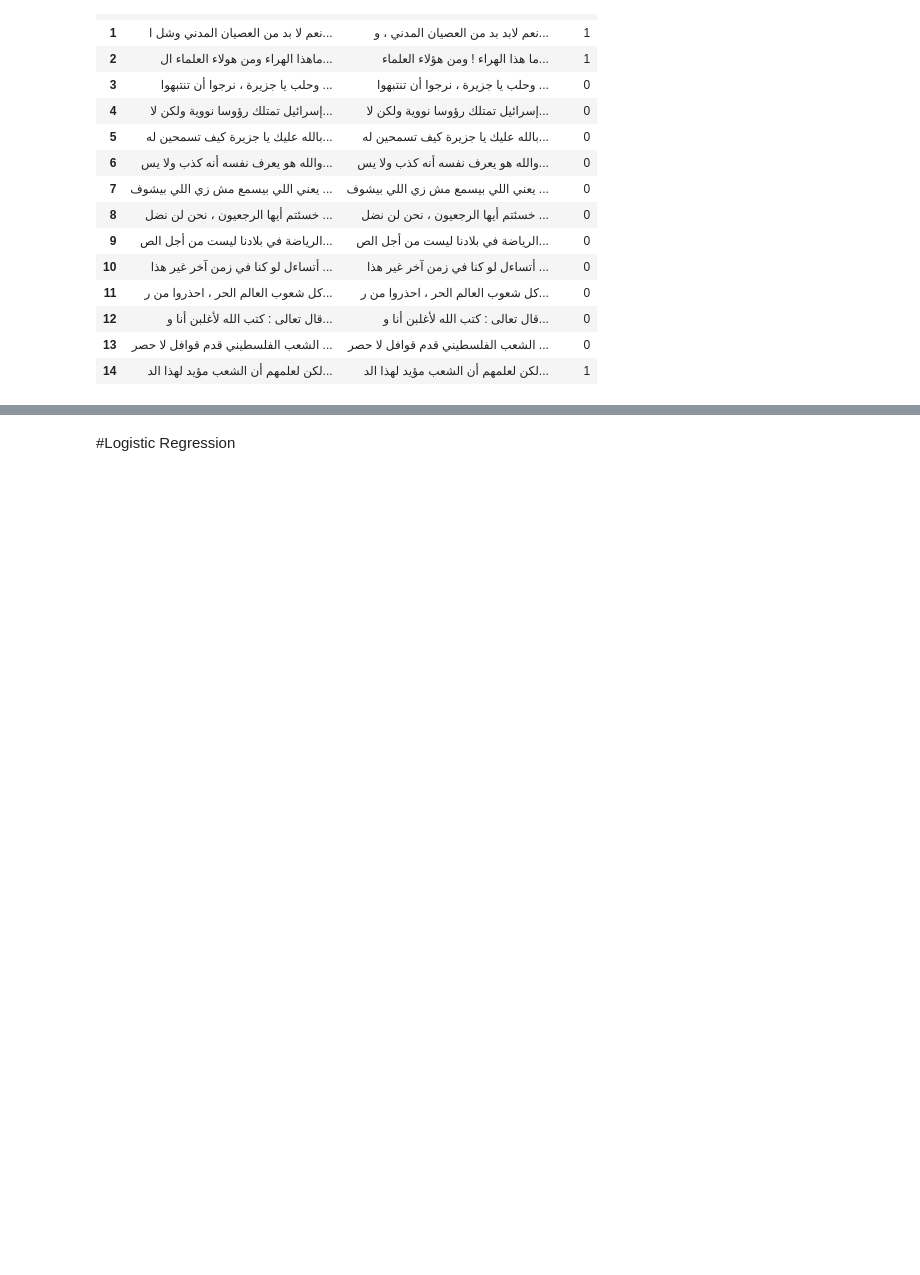
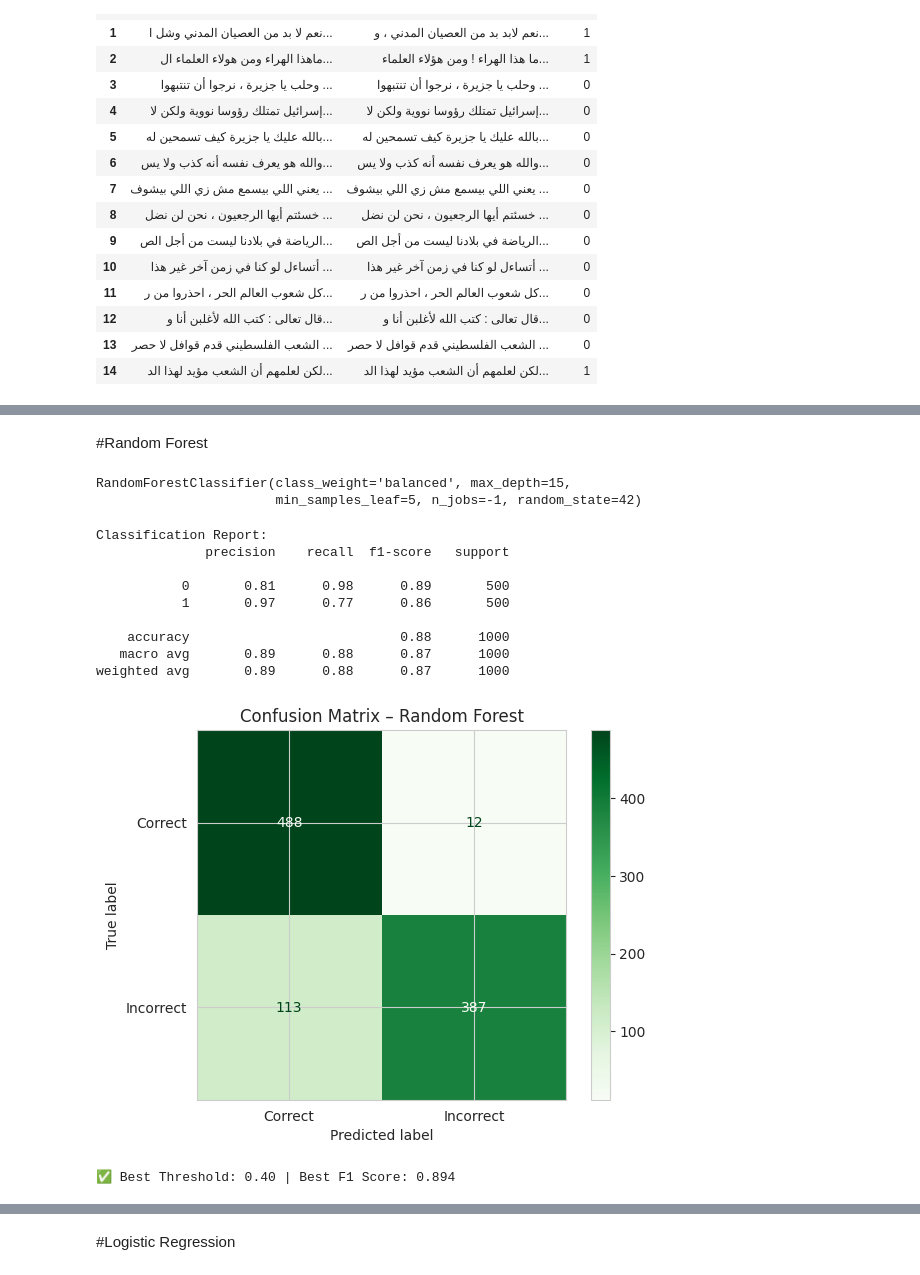
Before and after one commit to Abubakrhegazi/Arabic-Grammar-AutoCorrection, a Jupyter notebook: Arabic_Error_Detection_Edited.ipynb, the cells around one changed output, grey strips where cells are left out. Cells and saved outputs as stored; diff of their text form; code cells hidden in the pictures; blank space fills up the shorter version.

```diff
--- a/Arabic_Error_Detection_Edited.ipynb
+++ b/Arabic_Error_Detection_Edited.ipynb
@@ -729,0 +1136,70 @@ df = df_balanced
+# %% [markdown]
+#Random Forest
+# %%
+from sklearn.ensemble import RandomForestClassifier
+from sklearn.pipeline import FeatureUnion
+
+y = (df['input'] != df['target']).astype(int)
+
+X_train_text, X_test_text, y_train, y_test = train_test_split(
+    df['input'], y, test_size=0.2, random_state=42, stratify=y
+)
+
+char_vect = TfidfVectorizer(analyzer='char_wb', ngram_range=(3,5), max_features=3000)
+word_vect = TfidfVectorizer(analyzer='word', ngram_range=(1,2), max_features=2000)
+
+vectorizer = FeatureUnion([("word", word_vect), ("char", char_vect)])
+
+X_train = vectorizer.fit_transform(X_train_text)
+X_test  = vectorizer.transform(X_test_text)
+# %%
+rf_model = RandomForestClassifier(
+    n_estimators=100,
+    max_depth=15,                # limit tree depth
+    min_samples_leaf=5,          # force generalization
+    class_weight='balanced',
+    random_state=42,
+    n_jobs=-1
+)
+rf_model.fit(X_train, y_train)
+# %% [output]
+RandomForestClassifier(class_weight='balanced', max_depth=15,
+                       min_samples_leaf=5, n_jobs=-1, random_state=42)
+# %%
+y_pred_rf = rf_model.predict(X_test)
+
+print("Classification Report:")
+print(classification_report(y_test, y_pred_rf))
+
+ConfusionMatrixDisplay.from_predictions(
+    y_test, y_pred_rf, display_labels=["Correct", "Incorrect"], cmap="Greens"
+)
+plt.title("Confusion Matrix – Random Forest")
+plt.show()
+# %% [output]
+Classification Report:
+              precision    recall  f1-score   support
+
+           0       0.81      0.98      0.89       500
+           1       0.97      0.77      0.86       500
+
+    accuracy                           0.88      1000
+   macro avg       0.89      0.88      0.87      1000
+weighted avg       0.89      0.88      0.87      1000
+[figure, added]
+# %%
+probs_rf = rf_model.predict_proba(X_test)[:, 1]
+
+best_threshold = 0.5
+best_f1 = 0
+
+for t in np.linspace(0.1, 0.9, 81):
+    preds = (probs_rf >= t).astype(int)
+    f1 = f1_score(y_test, preds)
+    if f1 > best_f1:
+        best_f1 = f1
+        best_threshold = t
+
+print(f"✅ Best Threshold: {best_threshold:.2f} | Best F1 Score: {best_f1:.3f}")
+# %% [output]
+✅ Best Threshold: 0.40 | Best F1 Score: 0.894
```
Also changed, not shown: parts of 44 cells of this notebook.
